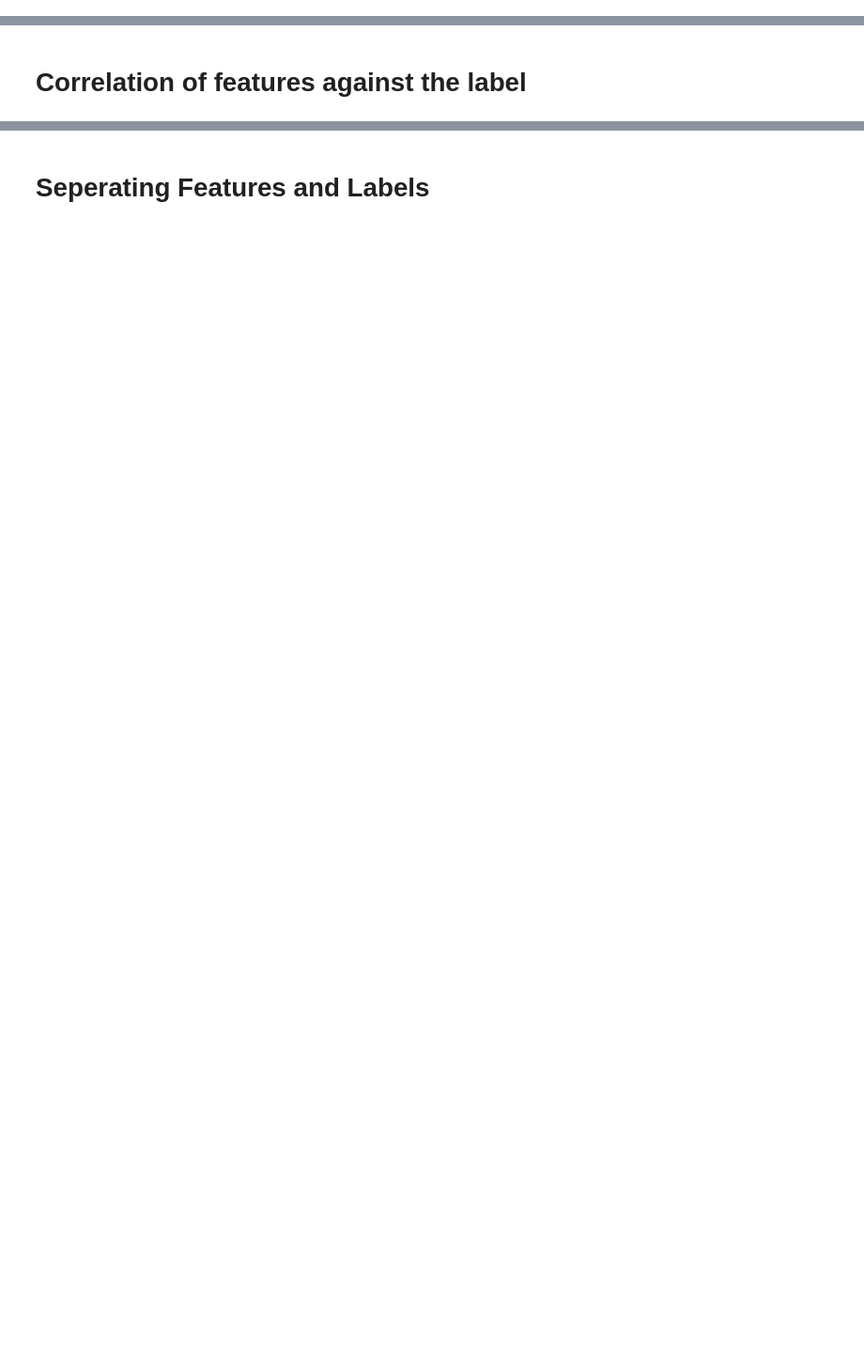
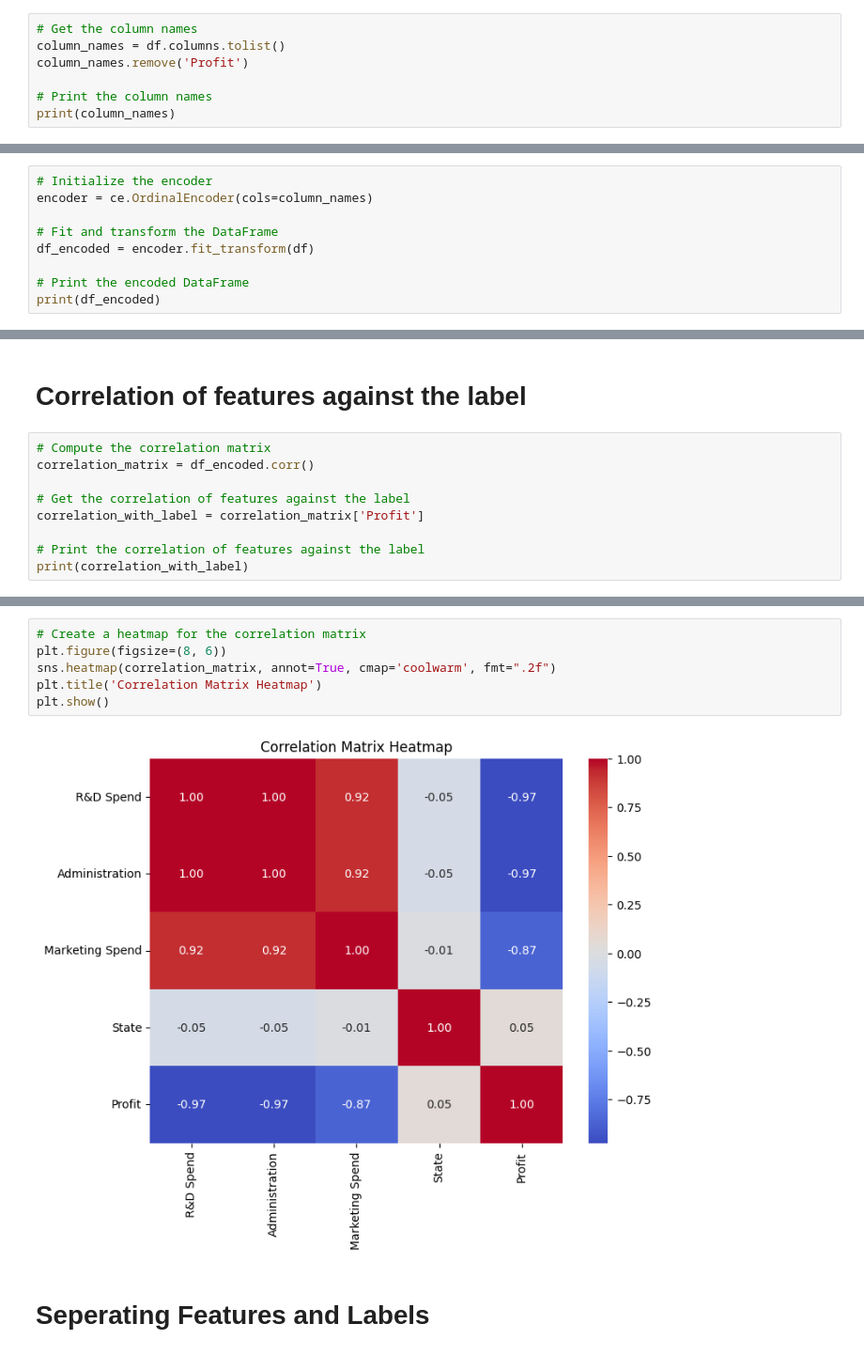
Before and after one commit to Henkomeyer/MLG382_Assignment_3_Group_6, a Jupyter notebook: MLG_382_Assignment_3_Group6.ipynb, the cells around one changed output, grey strips where cells are left out. Shown at 94% size. Cells and saved outputs as stored; diff of their text form; blank space fills up the shorter version.

```diff
--- a/MLG_382_Assignment_3_Group6.ipynb
+++ b/MLG_382_Assignment_3_Group6.ipynb
@@ -18,0 +46,7 @@ df = pd.read_csv("50_Startups.csv")
+# %%
+# Get the column names
+column_names = df.columns.tolist()
+column_names.remove('Profit')
+
+# Print the column names
+print(column_names)
@@ -19,2 +55,11 @@ df = pd.read_csv("50_Startups.csv")
 # %% [markdown]
 # Handle Categorical Features
+# %%
+# Initialize the encoder
+encoder = ce.OrdinalEncoder(cols=column_names)
+
+# Fit and transform the DataFrame
+df_encoded = encoder.fit_transform(df)
+
+# Print the encoded DataFrame
+print(df_encoded)
@@ -21,2 +84,11 @@ df = pd.read_csv("50_Startups.csv")
 # %% [markdown]
 # Correlation of features against the label
+# %%
+# Compute the correlation matrix
+correlation_matrix = df_encoded.corr()
+
+# Get the correlation of features against the label
+correlation_with_label = correlation_matrix['Profit']
+
+# Print the correlation of features against the label
+print(correlation_with_label)
@@ -23,2 +102,10 @@ df = pd.read_csv("50_Startups.csv")
+# %%
+# Create a heatmap for the correlation matrix
+plt.figure(figsize=(8, 6))
+sns.heatmap(correlation_matrix, annot=True, cmap='coolwarm', fmt=".2f")
+plt.title('Correlation Matrix Heatmap')
+plt.show()
+# %% [output]
+[figure, added]
 # %% [markdown]
 # Seperating Features and Labels
```
Also changed, not shown: parts of 13 cells of this notebook.
